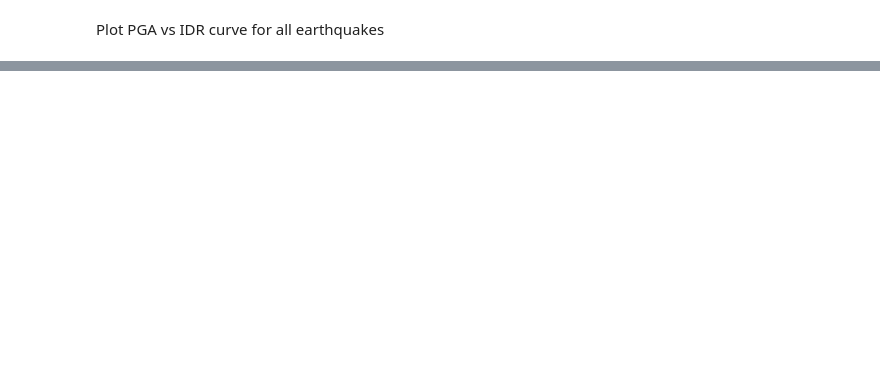
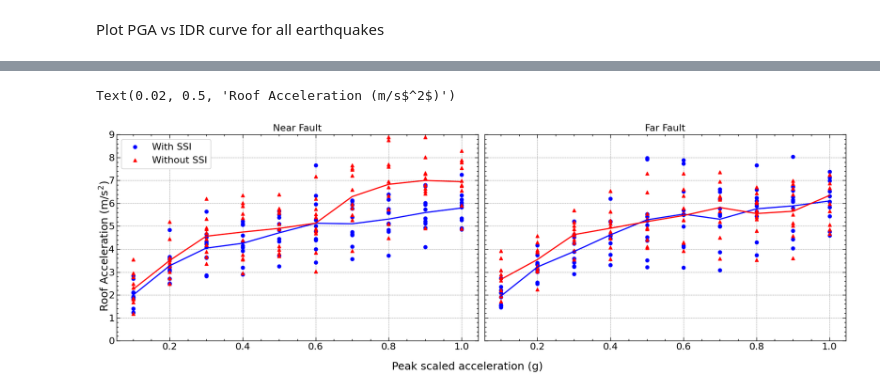
Before and after one commit to nkalauni/low-cost-base-isolation, a Jupyter notebook: plotter.ipynb, the cells around one changed output, grey strips where cells are left out. Saved outputs shown, nothing was run; the diff lists cells and outputs as text; code cells hidden in the pictures; blank space fills up the shorter version.

```diff
--- a/plotter.ipynb
+++ b/plotter.ipynb
@@ -418,0 +207,48 @@ plt.show()
+# %%
+var = 'acc'
+influence = 'no_ssi'
+
+fig = plt.figure(figsize = fig_size, tight_layout = True)
+ax1 = fig.add_subplot(121)
+ax2 = fig.add_subplot(122, sharex = ax1)
+acc = get_peaks(near_fault, var)
+ssi_acc = get_peaks(near_fault, var, influence)
+for arr in acc.values.T:
+    ax1.plot(factors, arr, 'bo', label = 'With SSI')
+for arr in ssi_acc.values.T:
+    ax1.plot(factors, arr, 'r^', label = 'Without SSI')
+ax1.plot(factors, pd.DataFrame(acc).mean(axis=1), 'b-', label = 'Base Isolated')
+ax1.plot(factors, pd.DataFrame(ssi_acc).mean(axis=1), 'r-', label = 'Fixed Base')
+handles, labels = ax1.get_legend_handles_labels()
+# ax1.set_ylabel('IDR (%)')
+# ax1.set_xlabel('Peak scaled acceleration (g)')
+ax1.set_title('Near Fault')
+ax1.legend([handles[0], handles[-3]], [labels[0], labels[-3]])
+ax1.set_ylim([0,9])
+
+# Far Fault
+
+acc = get_peaks(far_fault, var)
+ssi_acc = get_peaks(far_fault, var, influence)
+for arr in acc.values.T:
+    ax2.plot(factors, arr, 'bo', label = 'With SSI')
+for arr in ssi_acc.values.T:
+    ax2.plot(factors, arr, 'r^', label = 'Without SSI')
+ax2.plot(factors, pd.DataFrame(acc).mean(axis=1), 'b-', label = 'Base Isolated')
+ax2.plot(factors, pd.DataFrame(ssi_acc).mean(axis=1), 'r-', label = 'Fixed Base')
+# ax2.set_ylabel('IDR (%)')
+# ax2.set_xlabel('Peak scaled acceleration (g)')
+ax2.set_title('Far Fault')
+ax2.set_ylim([0,9])
+ax2.label_outer()
+fig.supxlabel('Peak scaled acceleration (g)', fontsize = 18)
+fig.supylabel('Roof Acceleration (m/s$^2$)', fontsize = 18)
+# fig.suptitle('Effect of PFBI on roof acceleration across PGAs', fontsize = 18)
+# fig.savefig(os.path.join(dest, f'fix_acc.{fig_format}'))
+# tikzplotlib_fix_ncols(fig)
+# tikzplotlib.save('test.pgf')
+# plt.clf()
+# plt.close()
+# %% [output]
+Text(0.02, 0.5, 'Roof Acceleration (m/s$^2$)')
+[figure, added]
```
Also changed, not shown: parts of 70 cells of this notebook, 1 other file.
